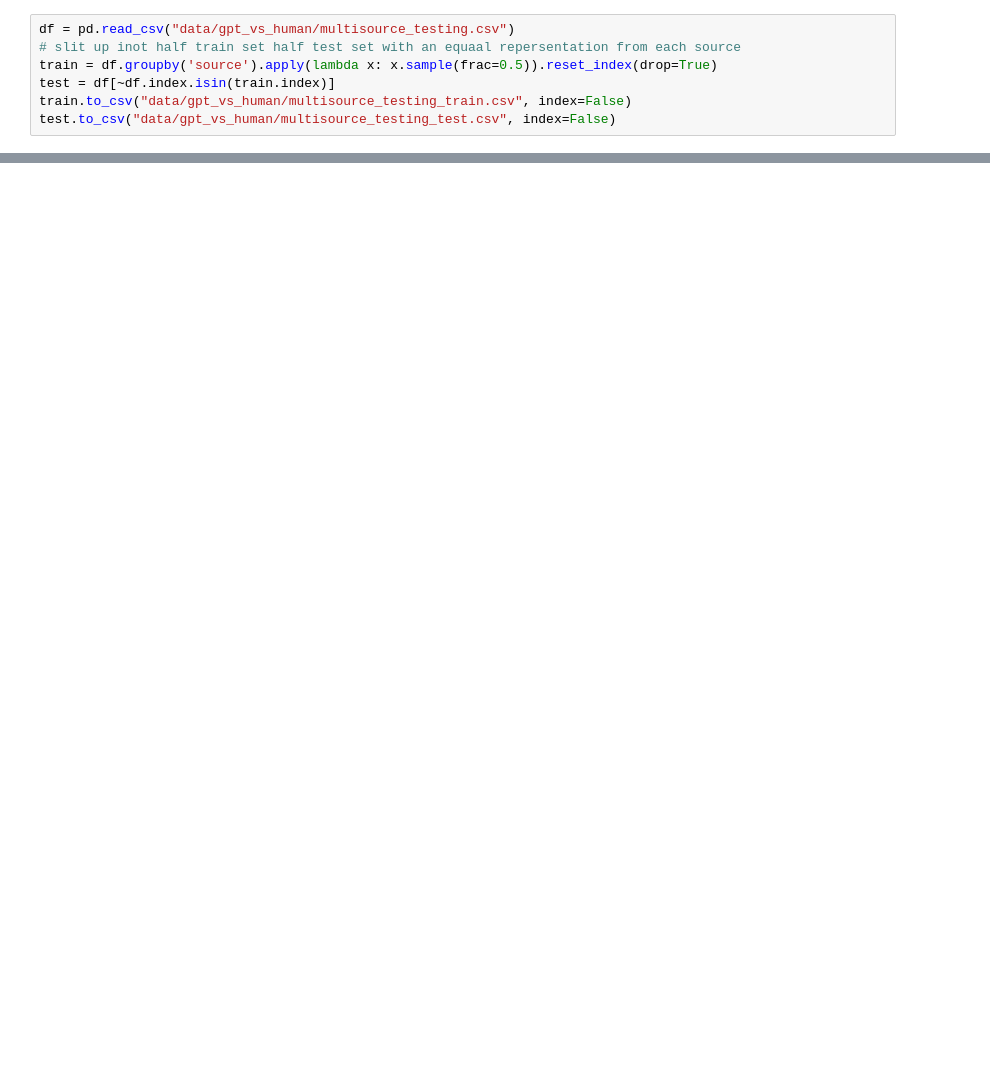
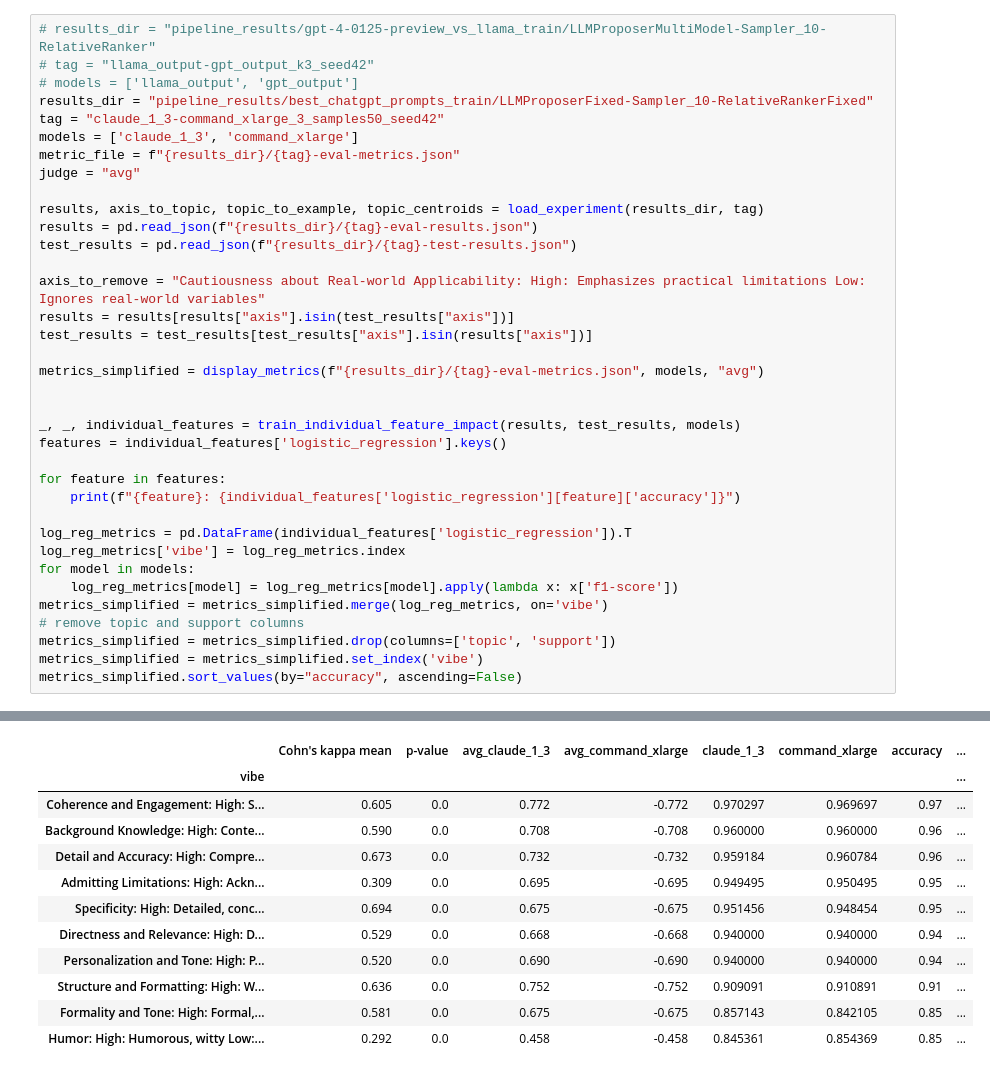
Before and after one commit to lisadunlap/Model-Book-Report, a Jupyter notebook: notebooks/playground.ipynb, the cells around one changed output, grey strips where cells are left out. Saved outputs shown, nothing was run; the diff lists cells and outputs as text; blank space fills up the shorter version.

```diff
--- a/notebooks/playground.ipynb
+++ b/notebooks/playground.ipynb
@@ -193,7 +66,37 @@ Name: count, dtype: int64
-# %%
-df = pd.read_csv("data/gpt_vs_human/multisource_testing.csv")
-# slit up inot half train set half test set with an equaal repersentation from each source
-train = df.groupby('source').apply(lambda x: x.sample(frac=0.5)).reset_index(drop=True)
-test = df[~df.index.isin(train.index)]
-train.to_csv("data/gpt_vs_human/multisource_testing_train.csv", index=False)
-test.to_csv("data/gpt_vs_human/multisource_testing_test.csv", index=False)
+# %%
+# results_dir = "pipeline_results/gpt-4-0125-preview_vs_llama_train/LLMProposerMultiModel-Sampler_10-RelativeRanker"
+# tag = "llama_output-gpt_output_k3_seed42"
+# models = ['llama_output', 'gpt_output']
+results_dir = "pipeline_results/best_chatgpt_prompts_train/LLMProposerFixed-Sampler_10-RelativeRankerFixed"
+tag = "claude_1_3-command_xlarge_3_samples50_seed42"
+models = ['claude_1_3', 'command_xlarge']
+metric_file = f"{results_dir}/{tag}-eval-metrics.json"
+judge = "avg"
+
+results, axis_to_topic, topic_to_example, topic_centroids = load_experiment(results_dir, tag)
+results = pd.read_json(f"{results_dir}/{tag}-eval-results.json")
+test_results = pd.read_json(f"{results_dir}/{tag}-test-results.json")
+
+axis_to_remove = "Cautiousness about Real-world Applicability: High: Emphasizes practical limitations Low: Ignores real-world variables"
+results = results[results["axis"].isin(test_results["axis"])]
+test_results = test_results[test_results["axis"].isin(results["axis"])]
+
+metrics_simplified = display_metrics(f"{results_dir}/{tag}-eval-metrics.json", models, "avg")
+
+
+_, _, individual_features = train_individual_feature_impact(results, test_results, models)
+features = individual_features['logistic_regression'].keys()
+
+for feature in features:
+    print(f"{feature}: {individual_features['logistic_regression'][feature]['accuracy']}")
+
+log_reg_metrics = pd.DataFrame(individual_features['logistic_regression']).T
+log_reg_metrics['vibe'] = log_reg_metrics.index
+for model in models:
+    log_reg_metrics[model] = log_reg_metrics[model].apply(lambda x: x['f1-score'])
+metrics_simplified = metrics_simplified.merge(log_reg_metrics, on='vibe')
+# remove topic and support columns
+metrics_simplified = metrics_simplified.drop(columns=['topic', 'support'])
+metrics_simplified = metrics_simplified.set_index('vibe')
+metrics_simplified.sort_values(by="accuracy", ascending=False)
+# %% [output]
@@ -199,0 +114,12 @@ test.to_csv("data/gpt_vs_human/multisource_testing_test.csv", index=False)
+|  | Cohn's kappa mean | p-value | avg_claude_1_3 | avg_command_xlarge | claude_1_3 | command_xlarge | accuracy | ... |
+| vibe |  |  |  |  |  |  |  | ... |
+| Coherence and Engagement: High: S... | 0.605 | 0.0 | 0.772 | -0.772 | 0.970297 | 0.969697 | 0.97 | ... |
+| Background Knowledge: High: Conte... | 0.590 | 0.0 | 0.708 | -0.708 | 0.960000 | 0.960000 | 0.96 | ... |
+| Detail and Accuracy: High: Compre... | 0.673 | 0.0 | 0.732 | -0.732 | 0.959184 | 0.960784 | 0.96 | ... |
+| Admitting Limitations: High: Ackn... | 0.309 | 0.0 | 0.695 | -0.695 | 0.949495 | 0.950495 | 0.95 | ... |
+| Specificity: High: Detailed, conc... | 0.694 | 0.0 | 0.675 | -0.675 | 0.951456 | 0.948454 | 0.95 | ... |
+| Directness and Relevance: High: D... | 0.529 | 0.0 | 0.668 | -0.668 | 0.940000 | 0.940000 | 0.94 | ... |
+| Personalization and Tone: High: P... | 0.520 | 0.0 | 0.690 | -0.690 | 0.940000 | 0.940000 | 0.94 | ... |
+| Structure and Formatting: High: W... | 0.636 | 0.0 | 0.752 | -0.752 | 0.909091 | 0.910891 | 0.91 | ... |
+| Formality and Tone: High: Formal,... | 0.581 | 0.0 | 0.675 | -0.675 | 0.857143 | 0.842105 | 0.85 | ... |
+| Humor: High: Humorous, witty Low:... | 0.292 | 0.0 | 0.458 | -0.458 | 0.845361 | 0.854369 | 0.85 | ... |
```
Also changed, not shown: parts of 21 cells of this notebook, 6 other files.
